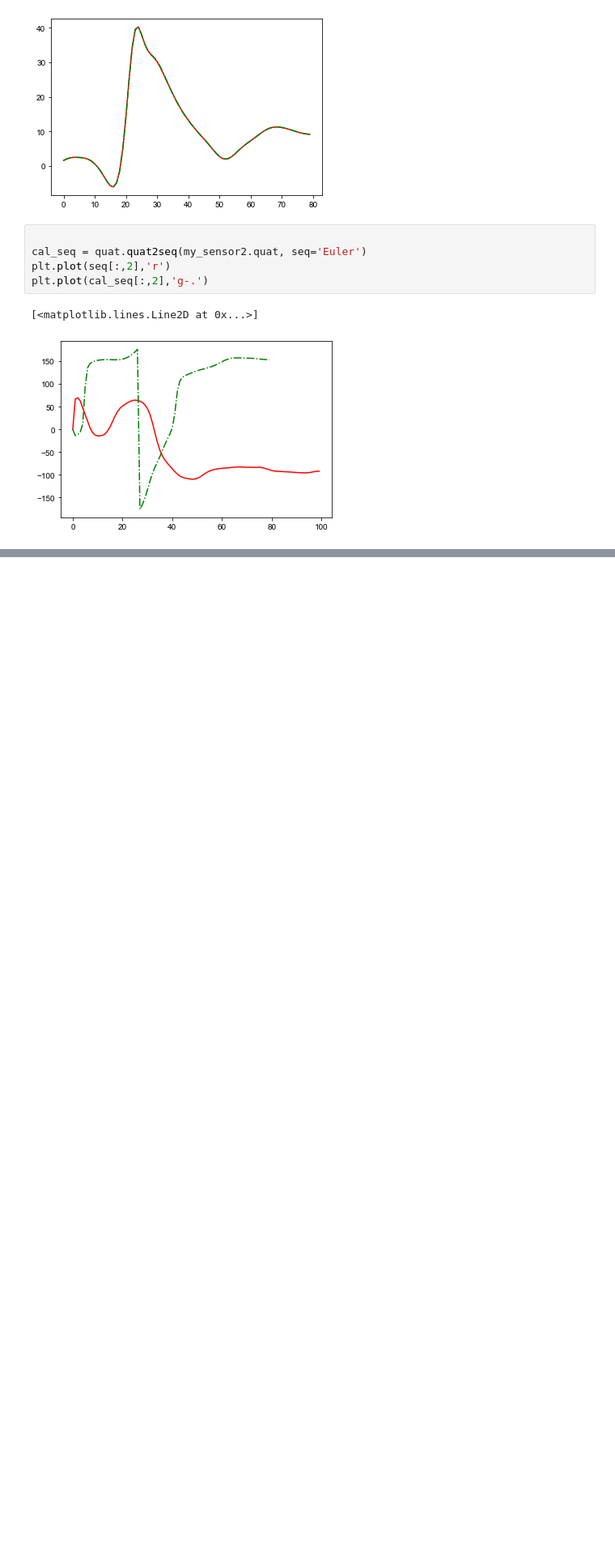
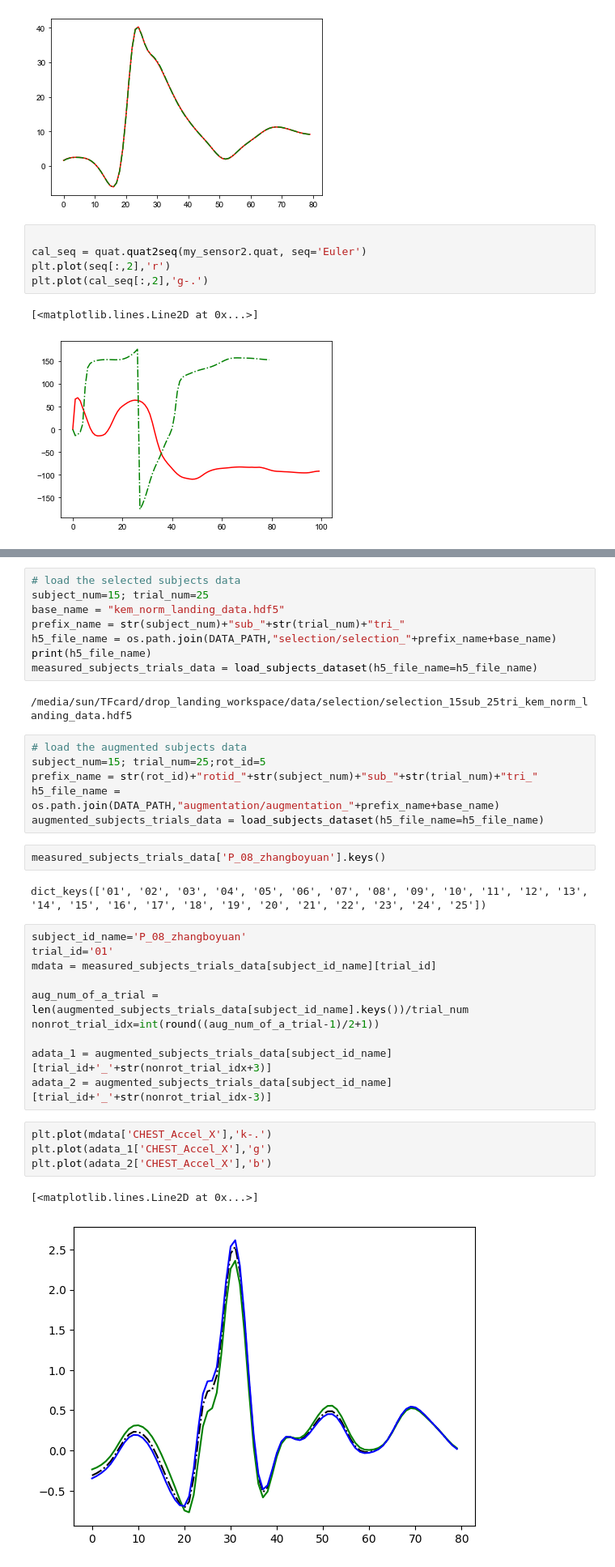
Before and after one commit to sunzhon/transfer_learning_for_droplanding, a Jupyter notebook: jupyter-lab/data_augment.ipynb, the cells around one changed output, grey strips where cells are left out. Shown at 81% size. Cells and saved outputs as stored; diff of their text form; blank space fills up the shorter version.

```diff
--- a/jupyter-lab/data_augment.ipynb
+++ b/jupyter-lab/data_augment.ipynb
@@ -126,0 +136,37 @@ plt.plot(cal_seq.T[:,1])
+# %%
+# load the selected subjects data
+subject_num=15; trial_num=25
+base_name = "kem_norm_landing_data.hdf5"
+prefix_name = str(subject_num)+"sub_"+str(trial_num)+"tri_"
+h5_file_name = os.path.join(DATA_PATH,"selection/selection_"+prefix_name+base_name)
+print(h5_file_name)
+measured_subjects_trials_data = load_subjects_dataset(h5_file_name=h5_file_name)
+# %% [output]
+/media/sun/TFcard/drop_landing_workspace/data/selection/selection_15sub_25tri_kem_norm_landing_data.hdf5
+# %%
+# load the augmented subjects data
+subject_num=15; trial_num=25;rot_id=5
+prefix_name = str(rot_id)+"rotid_"+str(subject_num)+"sub_"+str(trial_num)+"tri_"
+h5_file_name = os.path.join(DATA_PATH,"augmentation/augmentation_"+prefix_name+base_name)
+augmented_subjects_trials_data = load_subjects_dataset(h5_file_name=h5_file_name)
+# %%
+measured_subjects_trials_data['P_08_zhangboyuan'].keys()
+# %% [output]
+dict_keys(['01', '02', '03', '04', '05', '06', '07', '08', '09', '10', '11', '12', '13', '14', '15', '16', '17', '18', '19', '20', '21', '22', '23', '24', '25'])
+# %%
+subject_id_name='P_08_zhangboyuan'
+trial_id='01'
+mdata = measured_subjects_trials_data[subject_id_name][trial_id]
+
+aug_num_of_a_trial = len(augmented_subjects_trials_data[subject_id_name].keys())/trial_num
+nonrot_trial_idx=int(round((aug_num_of_a_trial-1)/2+1))
+
+adata_1 = augmented_subjects_trials_data[subject_id_name][trial_id+'_'+str(nonrot_trial_idx+3)]
+adata_2 = augmented_subjects_trials_data[subject_id_name][trial_id+'_'+str(nonrot_trial_idx-3)]
+# %%
+plt.plot(mdata['CHEST_Accel_X'],'k-.')
+plt.plot(adata_1['CHEST_Accel_X'],'g')
+plt.plot(adata_2['CHEST_Accel_X'],'b')
+# %% [output]
+[<matplotlib.lines.Line2D at 0x...>]
+[figure, added]
```
Also changed, not shown: parts of 17 cells of this notebook, 7 other files.
